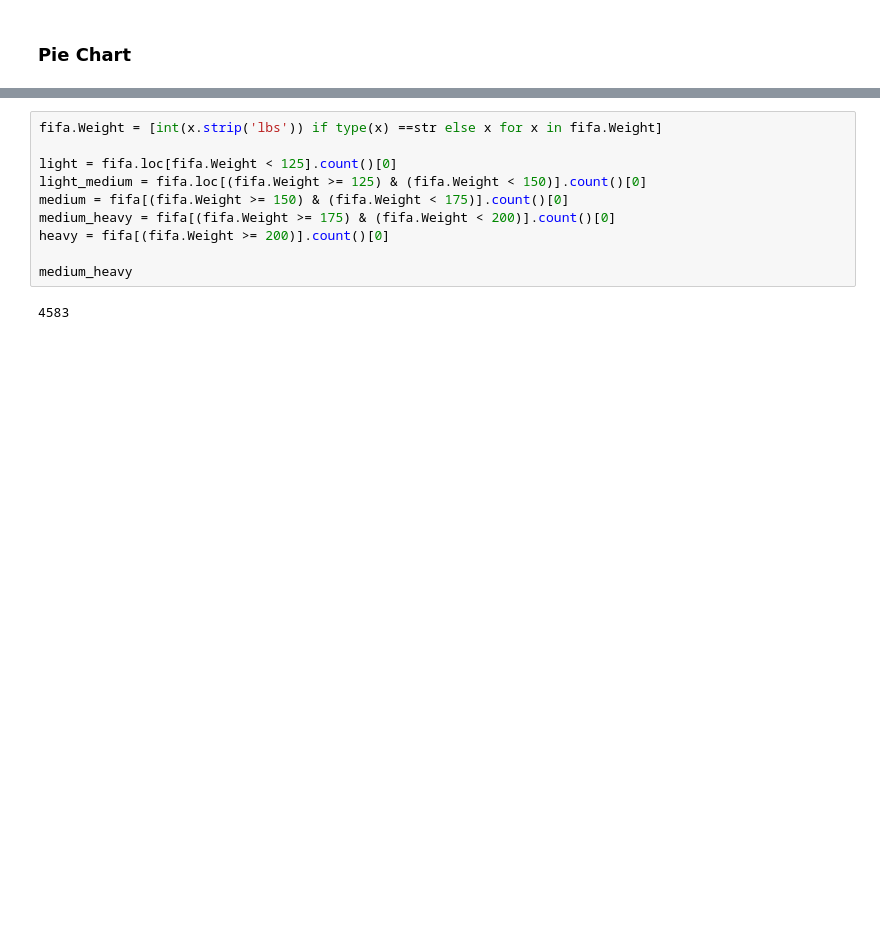
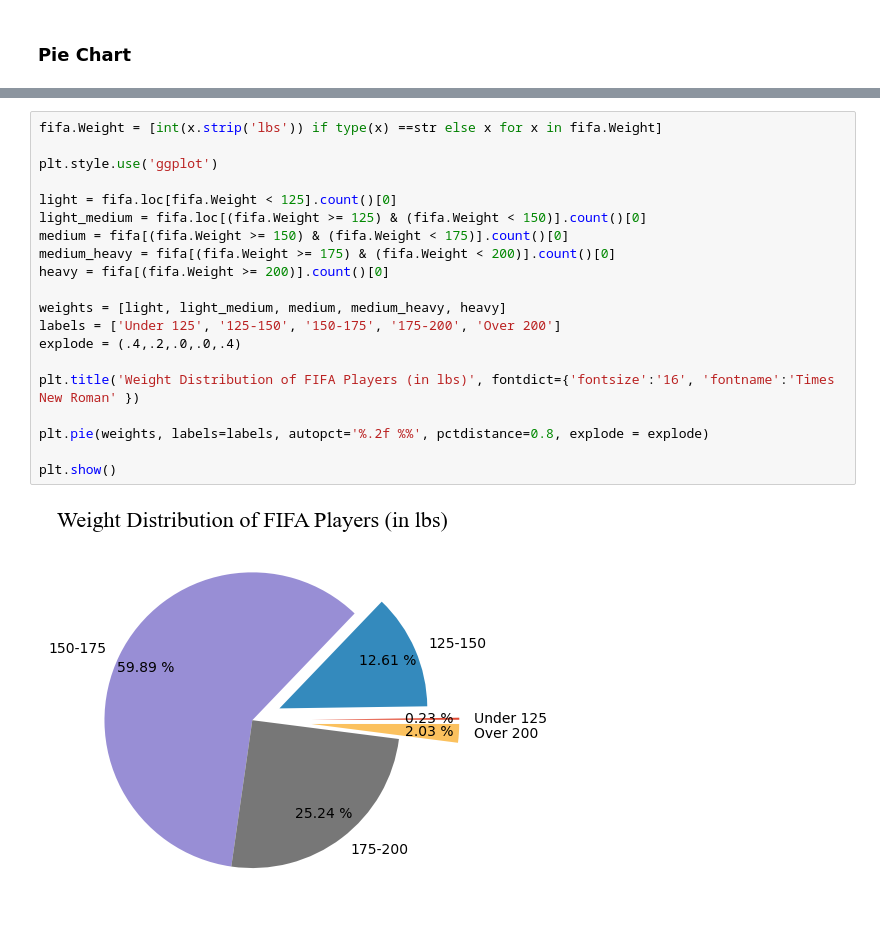
Before and after one commit to pernebay-arailym/Project_12_Visualization_Pandas_Matplotlib, a Jupyter notebook: Matplotlib_Pandas.ipynb, the cells around one changed output, grey strips where cells are left out. Saved outputs shown, nothing was run; the diff lists cells and outputs as text; blank space fills up the shorter version.

```diff
--- a/Matplotlib_Pandas.ipynb
+++ b/Matplotlib_Pandas.ipynb
@@ -88,12 +88,22 @@ plt.show()
 # %%
 fifa.Weight = [int(x.strip('lbs')) if type(x) ==str else x for x in fifa.Weight]
+
+plt.style.use('ggplot')
 
 light = fifa.loc[fifa.Weight < 125].count()[0]
 light_medium = fifa.loc[(fifa.Weight >= 125) & (fifa.Weight < 150)].count()[0]
 medium = fifa[(fifa.Weight >= 150) & (fifa.Weight < 175)].count()[0]
 medium_heavy = fifa[(fifa.Weight >= 175) & (fifa.Weight < 200)].count()[0]
 heavy = fifa[(fifa.Weight >= 200)].count()[0]
 
-medium_heavy
+weights = [light, light_medium, medium, medium_heavy, heavy]
+labels = ['Under 125', '125-150', '150-175', '175-200', 'Over 200']
+explode = (.4,.2,.0,.0,.4)
+
+plt.title('Weight Distribution of FIFA Players (in lbs)', fontdict={'fontsize':'16', 'fontname':'Times New Roman' })
+
+plt.pie(weights, labels=labels, autopct='%.2f %%', pctdistance=0.8, explode = explode)
+
+plt.show()
 # %% [output]
-4583
+[figure, added]
```
Also changed, not shown: parts of 4 cells of this notebook.
